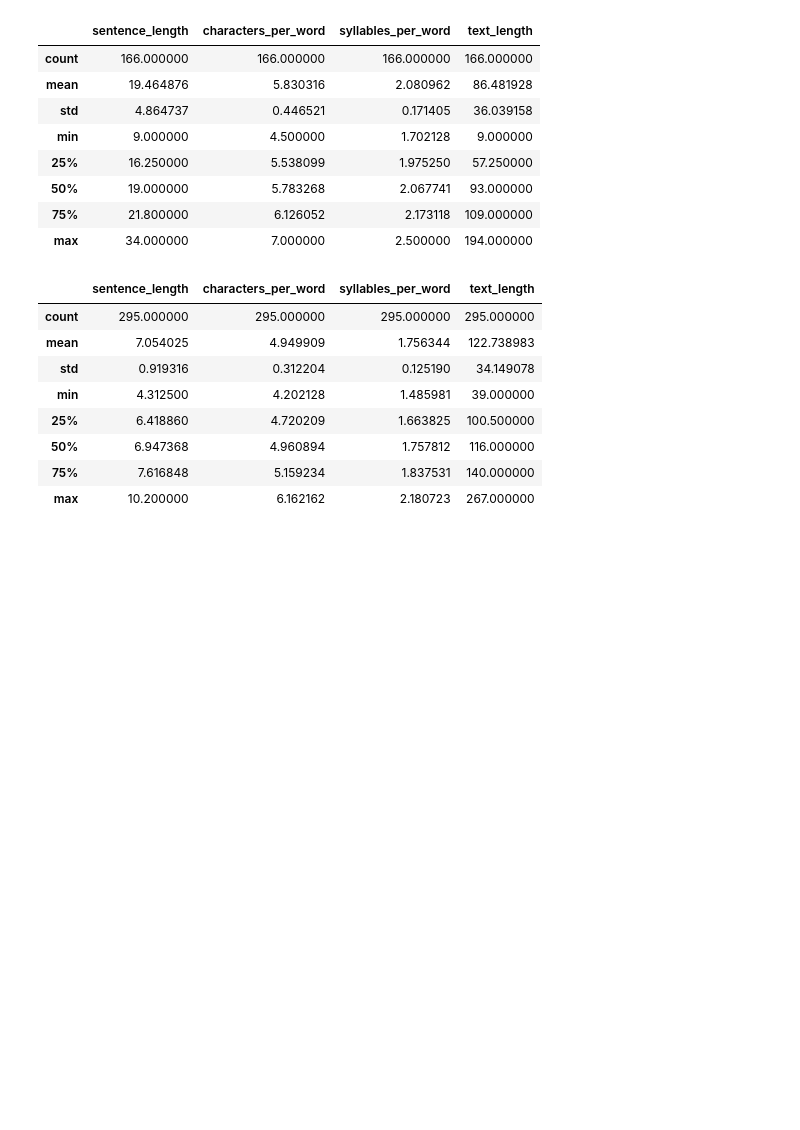
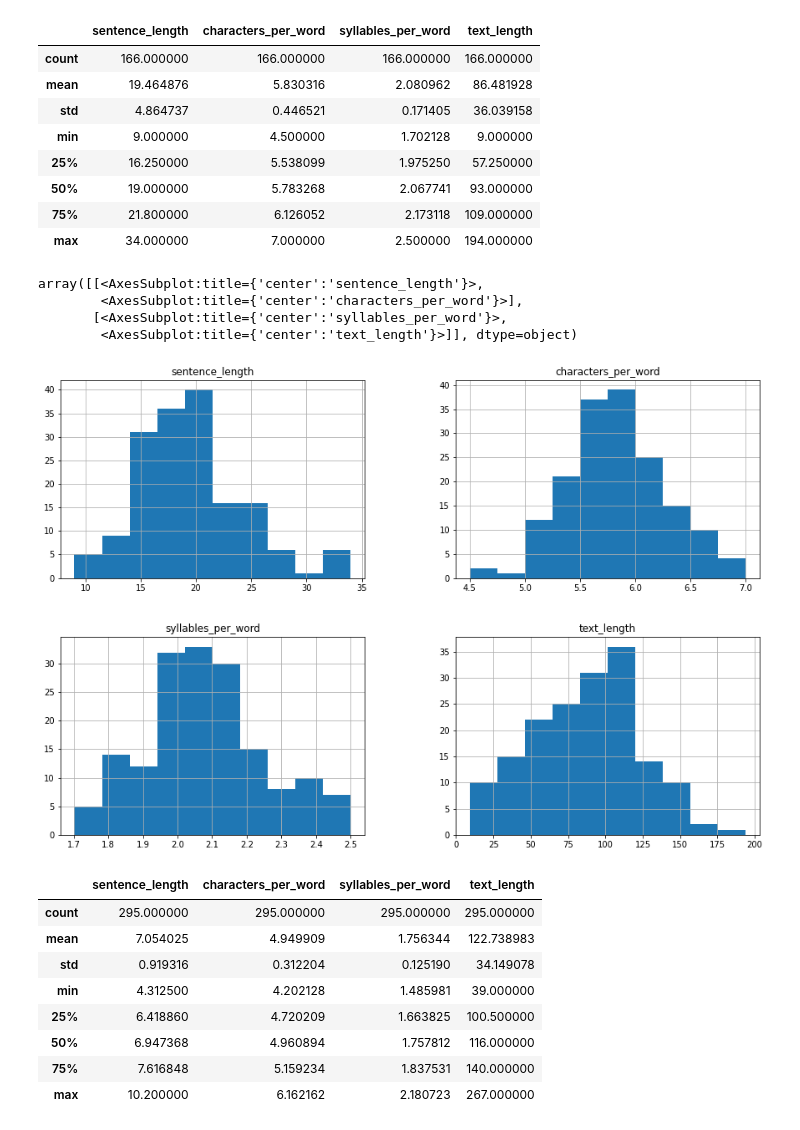
Before and after one commit to DanielAweis/TextComplexityFeatures, a Jupyter notebook: data_analysis/data_analysis_summaries.ipynb, the cells around one changed output. Drawn from its saved outputs; the diff is of its cells as text; code cells hidden in the pictures; blank space fills up the shorter version.

```diff
--- a/data_analysis/data_analysis_summaries.ipynb
+++ b/data_analysis/data_analysis_summaries.ipynb
@@ -128,7 +113,8 @@ wiki_data.describe()
 # %% [markdown]
 ### Baseline Features
 # %%
-summaries_df[["sentence_length", "characters_per_word", "syllables_per_word", "text_length"]].describe()
+bl = summaries_df[["sentence_length", "characters_per_word", "syllables_per_word", "text_length"]]
+bl.describe()
 # %% [output]
 |  | sentence_length | characters_per_word | syllables_per_word | text_length |
 | count | 166.000000 | 166.000000 | 166.000000 | 166.000000 |
@@ -139,6 +125,14 @@ summaries_df[["sentence_length", "characters_per_word", "syllables_per_word", "t
 | 50% | 19.000000 | 5.783268 | 2.067741 | 93.000000 |
 | 75% | 21.800000 | 6.126052 | 2.173118 | 109.000000 |
 | max | 34.000000 | 7.000000 | 2.500000 | 194.000000 |
+# %%
+bl.hist(figsize=(15,10))
+# %% [output]
+array([[<AxesSubplot:title={'center':'sentence_length'}>,
+        <AxesSubplot:title={'center':'characters_per_word'}>],
+       [<AxesSubplot:title={'center':'syllables_per_word'}>,
+        <AxesSubplot:title={'center':'text_length'}>]], dtype=object)
+[figure, added]
 # %%
 miniklexi_data[["sentence_length", "characters_per_word", "syllables_per_word", "text_length"]].describe()
 # %% [output]
```
Also changed, not shown: parts of 1 cell of this notebook, 4 other files.
